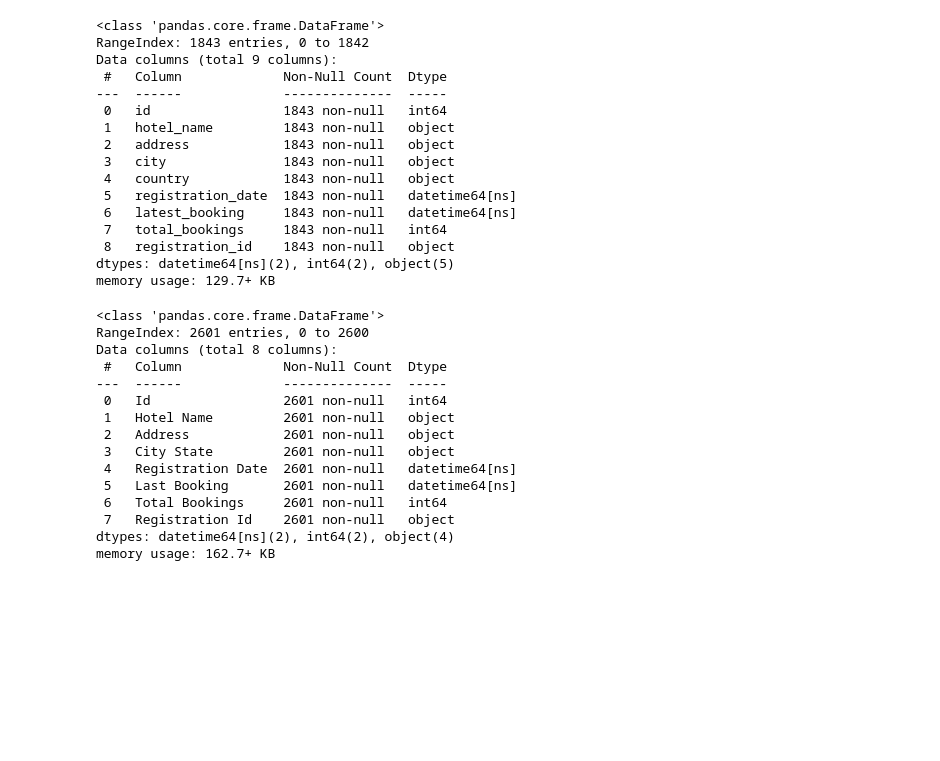
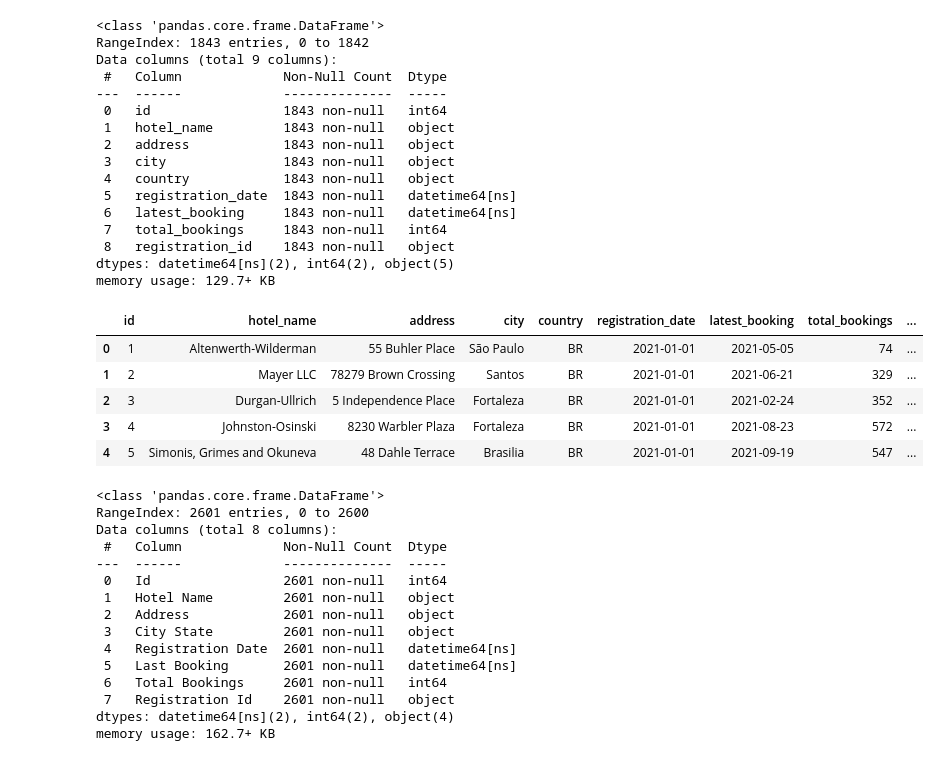
Before and after one commit to ArthurLandgraf/Market-Cannibalization, a Jupyter notebook: Exploratory Data Analysis.ipynb, the cells around one changed output. Drawn from its saved outputs; the diff is of its cells as text; code cells hidden in the pictures; blank space fills up the shorter version.

```diff
--- a/Exploratory Data Analysis.ipynb
+++ b/Exploratory Data Analysis.ipynb
@@ -69,3 +71,12 @@ Data columns (total 9 columns):
  8   registration_id    1843 non-null   object
 dtypes: datetime64[ns](2), int64(2), object(5)
 memory usage: 129.7+ KB
+# %%
+alpha.head()
+# %% [output]
+|  | id | hotel_name | address | city | country | registration_date | latest_booking | total_bookings | ... |
+| 0 | 1 | Altenwerth-Wilderman | 55 Buhler Place | São Paulo | BR | 2021-01-01 | 2021-05-05 | 74 | ... |
+| 1 | 2 | Mayer LLC | 78279 Brown Crossing | Santos | BR | 2021-01-01 | 2021-06-21 | 329 | ... |
+| 2 | 3 | Durgan-Ullrich | 5 Independence Place | Fortaleza | BR | 2021-01-01 | 2021-02-24 | 352 | ... |
+| 3 | 4 | Johnston-Osinski | 8230 Warbler Plaza | Fortaleza | BR | 2021-01-01 | 2021-08-23 | 572 | ... |
+| 4 | 5 | Simonis, Grimes and Okuneva | 48 Dahle Terrace | Brasilia | BR | 2021-01-01 | 2021-09-19 | 547 | ... |
```
Also changed, not shown: parts of 33 cells of this notebook.
